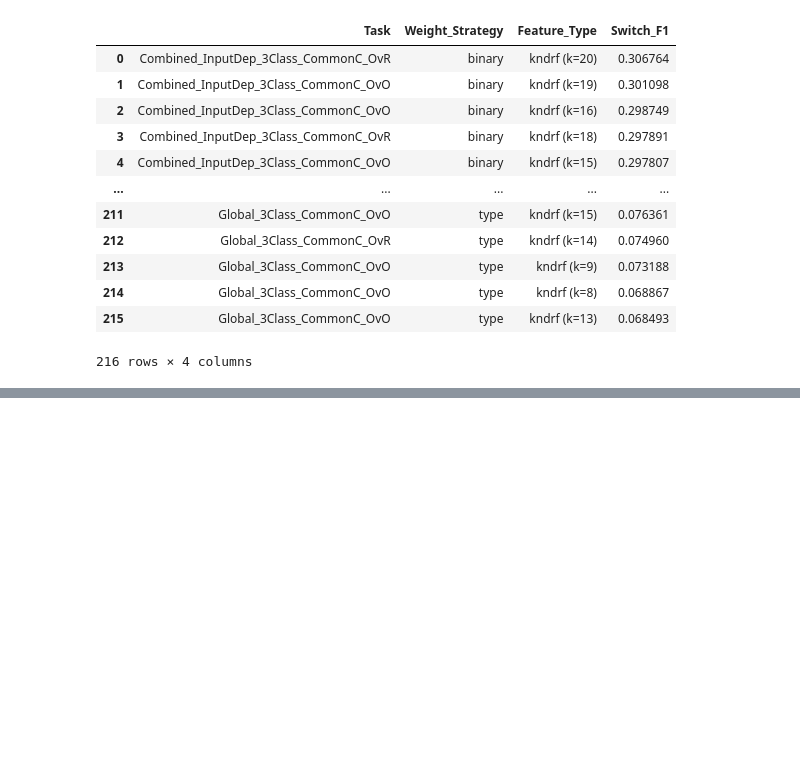
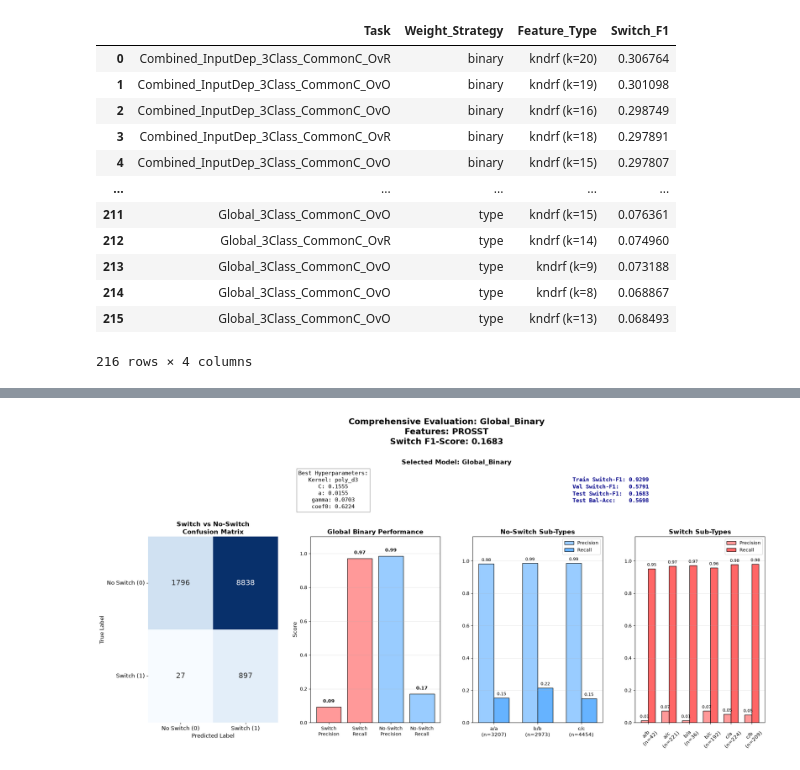
Before and after one commit to Pranav-Machingal/fs_classification_bda26, a Jupyter notebook: results_visualization.ipynb, the cells around one changed output, grey strips where cells are left out. Drawn from its saved outputs; the diff is of its cells as text; code cells hidden in the pictures; blank space fills up the shorter version.

```diff
--- a/results_visualization.ipynb
+++ b/results_visualization.ipynb
@@ -162,0 +169,5 @@ rank_tasks_by_switch_f1(weight_strategies=['binary', 'type'], feature_types=['kn
+# %%
+from visualization_utils import plot_comprehensive_evaluation
+plot_comprehensive_evaluation(task_name='Global_Binary', feature_type="prosst")
+# %% [output]
+[figure, added]
```
Also changed, not shown: parts of 6 cells of this notebook, 3 other files.
